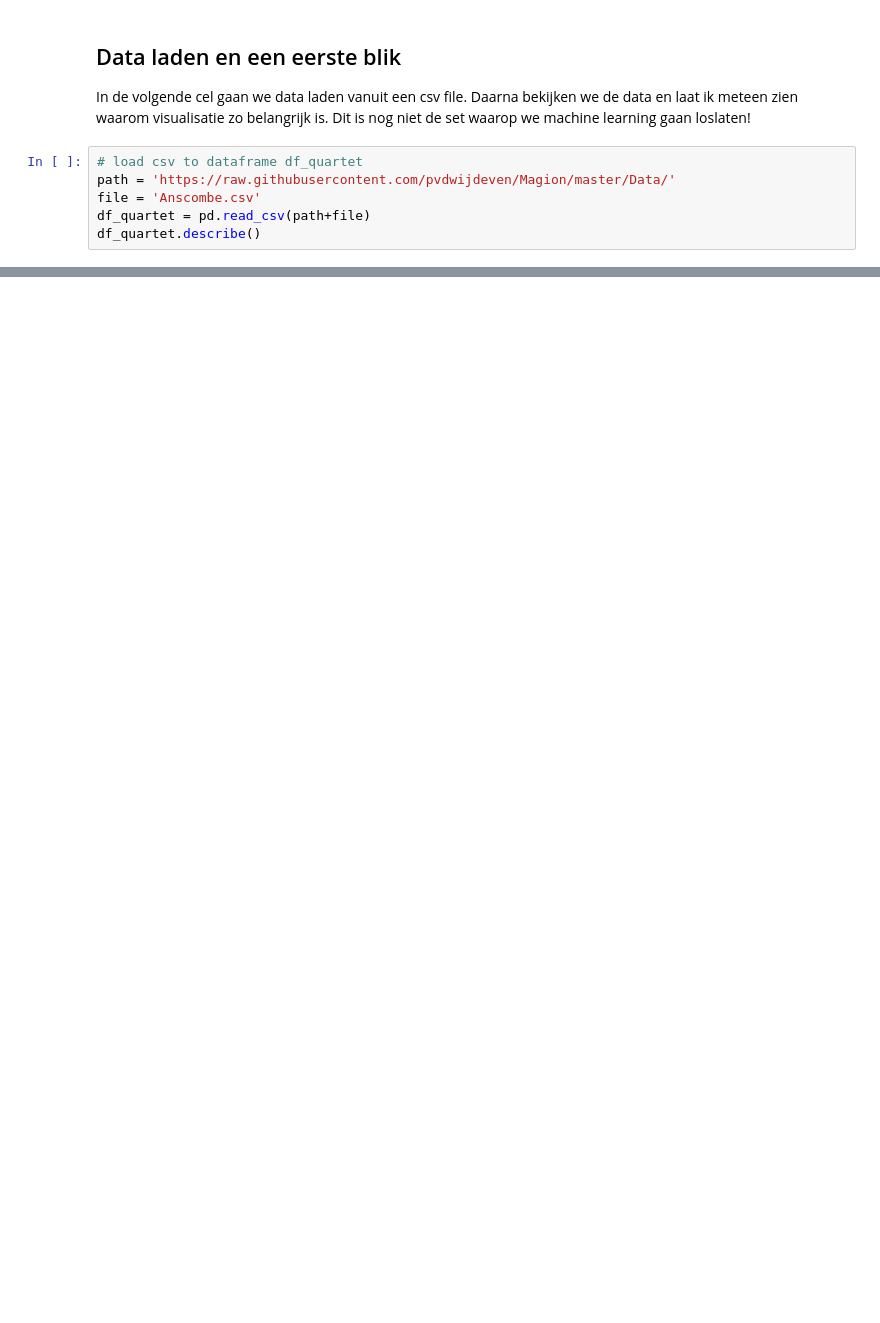
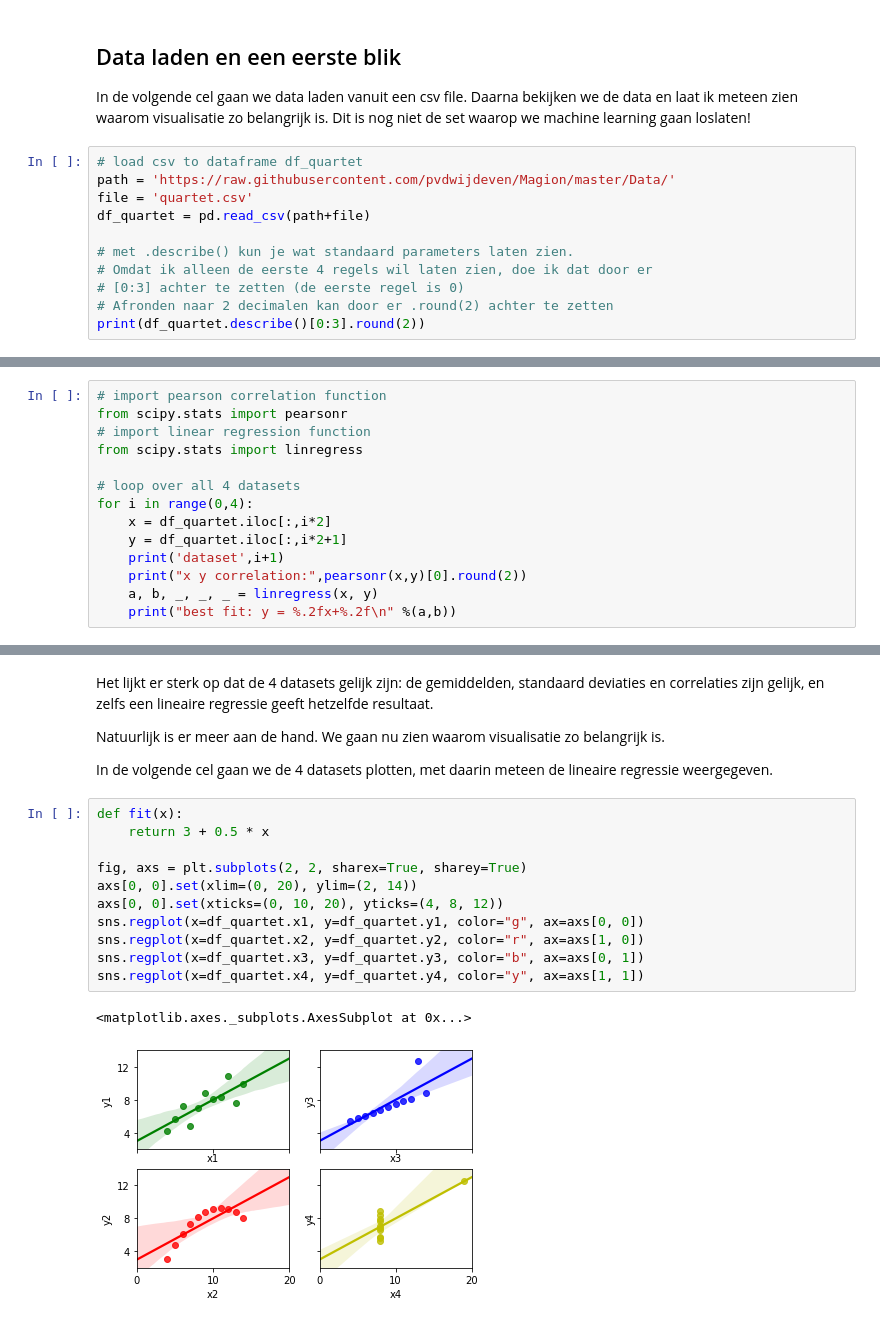
Before and after one commit to pvdwijdeven/Magion, a Jupyter notebook: SIG ML intro.ipynb, the cells around one changed output, grey strips where cells are left out. Saved outputs shown, nothing was run; the diff lists cells and outputs as text; blank space fills up the shorter version.

```diff
--- a/SIG ML intro.ipynb
+++ b/SIG ML intro.ipynb
@@ -128,7 +128,12 @@ Dit is nog niet de set waarop we machine learning gaan loslaten!
 # %%
 # load csv to dataframe df_quartet
 path = 'https://raw.githubusercontent.com/pvdwijdeven/Magion/master/Data/'
-file = 'Anscombe.csv'
+file = 'quartet.csv'
 df_quartet = pd.read_csv(path+file)
-df_quartet.describe()
+
+# met .describe() kun je wat standaard parameters laten zien.
+# Omdat ik alleen de eerste 4 regels wil laten zien, doe ik dat door er
+# [0:3] achter te zetten (de eerste regel is 0)
+# Afronden naar 2 decimalen kan door er .round(2) achter te zetten
+print(df_quartet.describe()[0:3].round(2))
 # %% [output]
@@ -143,0 +151,14 @@ df_quartet.describe()
+# %%
+# import pearson correlation function
+from scipy.stats import pearsonr
+# import linear regression function
+from scipy.stats import linregress
+
+# loop over all 4 datasets
+for i in range(0,4):
+    x = df_quartet.iloc[:,i*2]
+    y = df_quartet.iloc[:,i*2+1]
+    print('dataset',i+1)
+    print("x y correlation:",pearsonr(x,y)[0].round(2))
+    a, b, _, _, _ = linregress(x, y)
+    print("best fit: y = %.2fx+%.2f\n" %(a,b))
@@ -143,0 +181,20 @@ df_quartet.describe()
+# %% [markdown]
+Het lijkt er sterk op dat de 4 datasets gelijk zijn: de gemiddelden, standaard deviaties en correlaties zijn gelijk, en zelfs een lineaire regressie geeft hetzelfde resultaat.
+
+Natuurlijk is er meer aan de hand. We gaan nu zien waarom visualisatie zo belangrijk is.
+
+In de volgende cel gaan we de 4 datasets plotten, met daarin meteen de lineaire regressie weergegeven.
+# %%
+def fit(x):
+    return 3 + 0.5 * x
+
+fig, axs = plt.subplots(2, 2, sharex=True, sharey=True)
+axs[0, 0].set(xlim=(0, 20), ylim=(2, 14))
+axs[0, 0].set(xticks=(0, 10, 20), yticks=(4, 8, 12))
+sns.regplot(x=df_quartet.x1, y=df_quartet.y1, color="g", ax=axs[0, 0])
+sns.regplot(x=df_quartet.x2, y=df_quartet.y2, color="r", ax=axs[1, 0])
+sns.regplot(x=df_quartet.x3, y=df_quartet.y3, color="b", ax=axs[0, 1])
+sns.regplot(x=df_quartet.x4, y=df_quartet.y4, color="y", ax=axs[1, 1])
+# %% [output]
+<matplotlib.axes._subplots.AxesSubplot at 0x...>
+[figure, added]
```
Also changed, not shown: parts of 3 cells of this notebook.
